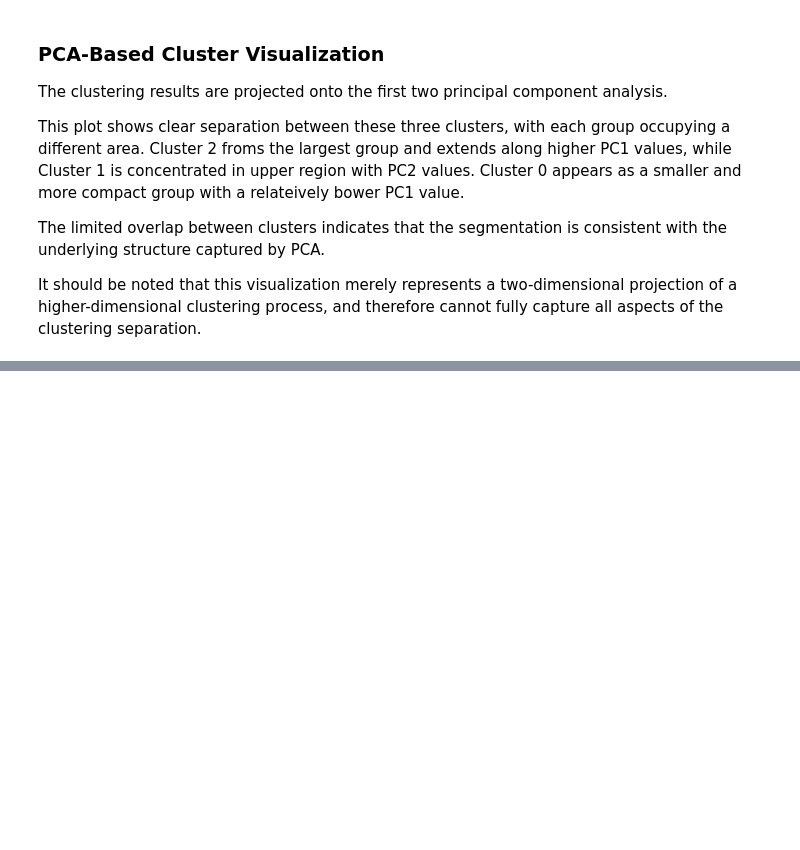
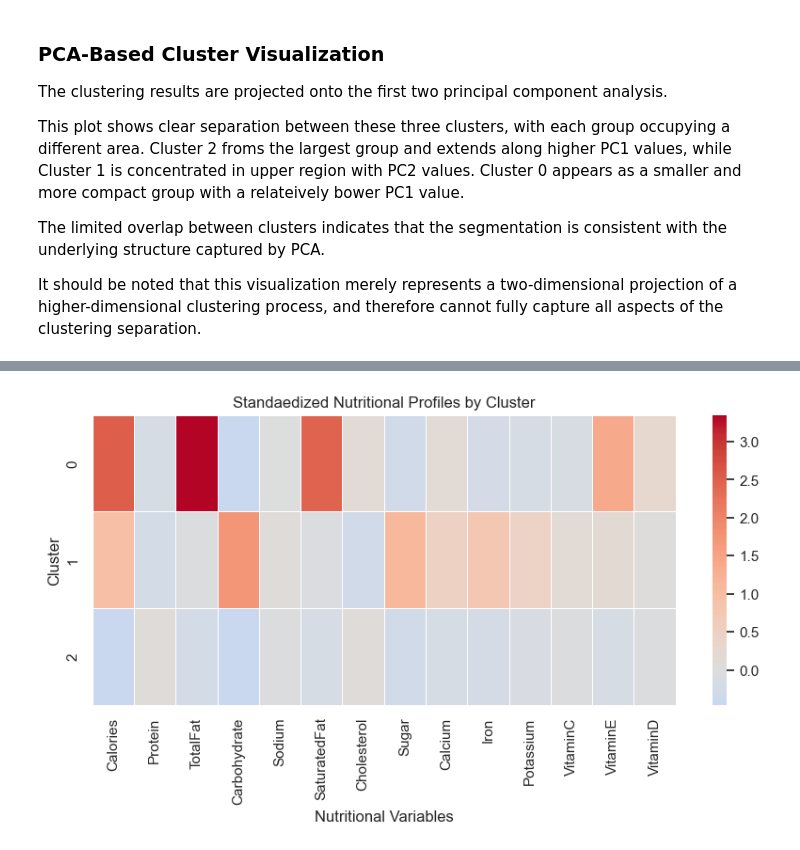
Before and after one commit to lasombra7/macro-density-analysis, a Jupyter notebook: notebooks/macro-density-analysis.ipynb, the cells around one changed output, grey strips where cells are left out. Saved outputs shown, nothing was run; the diff lists cells and outputs as text; code cells hidden in the pictures; blank space fills up the shorter version.

```diff
--- a/notebooks/macro-density-analysis.ipynb
+++ b/notebooks/macro-density-analysis.ipynb
@@ -908,0 +921,6 @@ It should be noted that this visualization merely represents a two-dimensional p
+# %%
+# Standardized comparison
+df_scaled_clustered = df_scaled.copy()
+df_scaled_clustered["Cluster"] = df_pca["Cluster"]
+cluster_profile_scaled = df_scaled_clustered.groupby("Cluster")[features].mean().round(2)
+cluster_profile_scaled
@@ -908,0 +933,16 @@ It should be noted that this visualization merely represents a two-dimensional p
+# %%
+# Cluster profile(standardized means) virualization using heatmap
+plt.figure(figsize=(10,4))
+sns.heatmap(
+    cluster_profile_scaled,
+    cmap="coolwarm",
+    center=0,
+    annot=False,
+    linewidths=0.5
+)
+plt.title("Standaedized Nutritional Profiles by Cluster")
+plt.xlabel("Nutritional Variables")
+plt.ylabel("Cluster")
+plt.show()
+# %% [output]
+[figure, added]
```
Also changed, not shown: parts of 3 cells of this notebook.
